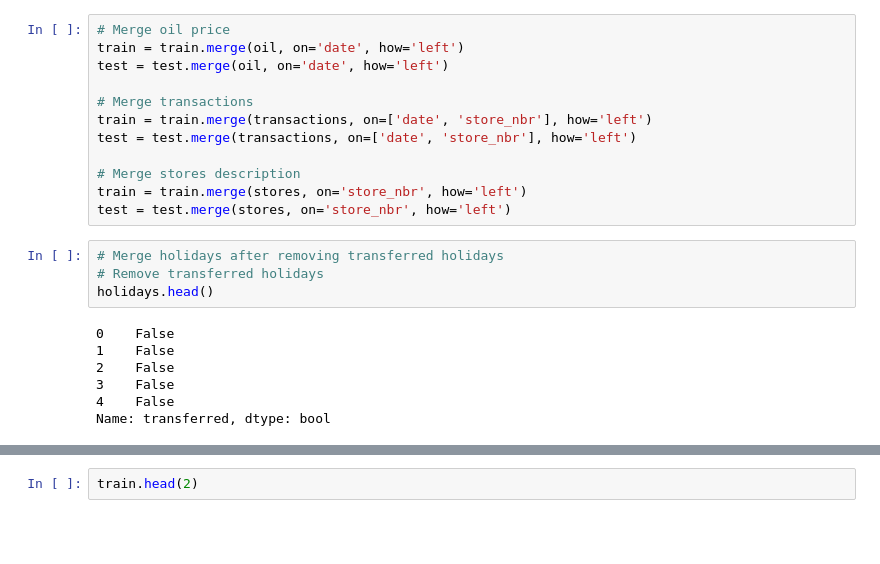
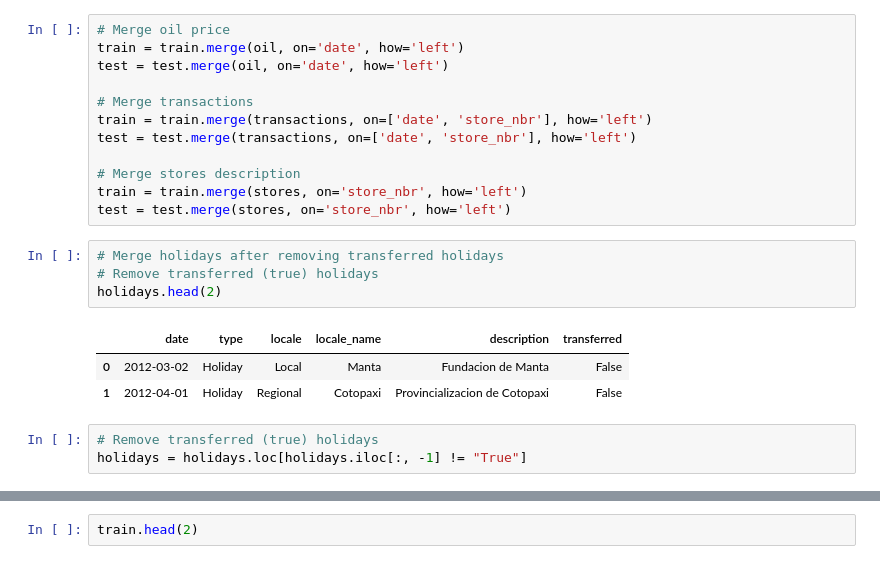
Before and after one commit to Temmybjt/Store-Sales--Time-Series-Forecasting, a Jupyter notebook: Store_Sales_Time_Series_Forecast.ipynb, the cells around one changed output, grey strips where cells are left out. Drawn from its saved outputs; the diff is of its cells as text; blank space fills up the shorter version.

```diff
--- a/Store_Sales_Time_Series_Forecast.ipynb
+++ b/Store_Sales_Time_Series_Forecast.ipynb
@@ -98,15 +168,15 @@ train = train.merge(stores, on='store_nbr', how='left')
 test = test.merge(stores, on='store_nbr', how='left')
 # %%
 # Merge holidays after removing transferred holidays
-# Remove transferred holidays
-holidays.head()
+# Remove transferred (true) holidays
+holidays.head(2)
 # %% [output]
-0    False
-1    False
-2    False
-3    False
-4    False
-Name: transferred, dtype: bool
+|  | date | type | locale | locale_name | description | transferred |
+| 0 | 2012-03-02 | Holiday | Local | Manta | Fundacion de Manta | False |
+| 1 | 2012-04-01 | Holiday | Regional | Cotopaxi | Provincializacion de Cotopaxi | False |
+# %%
+# Remove transferred (true) holidays
+holidays = holidays.loc[holidays.iloc[:, -1] != "True"]
 # %%
 # Add holidays
 train = train.merge(holidays, on='date', how='left')
```
Also changed, not shown: parts of 19 cells of this notebook.
